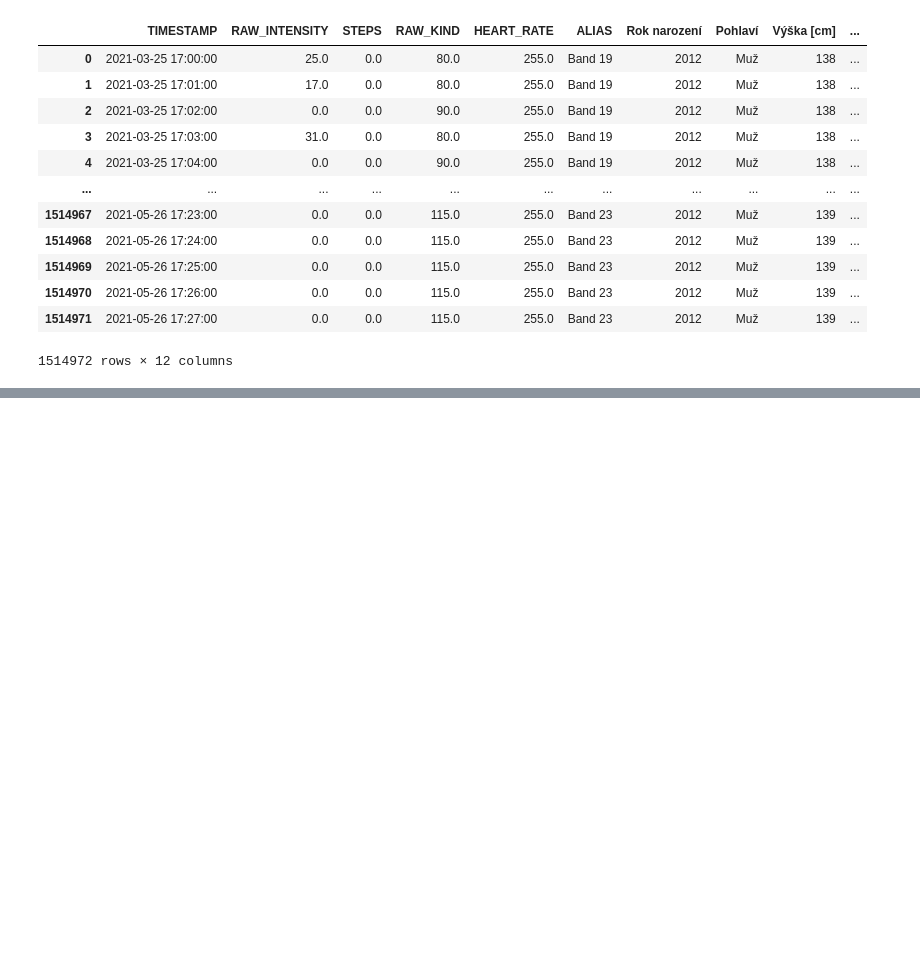
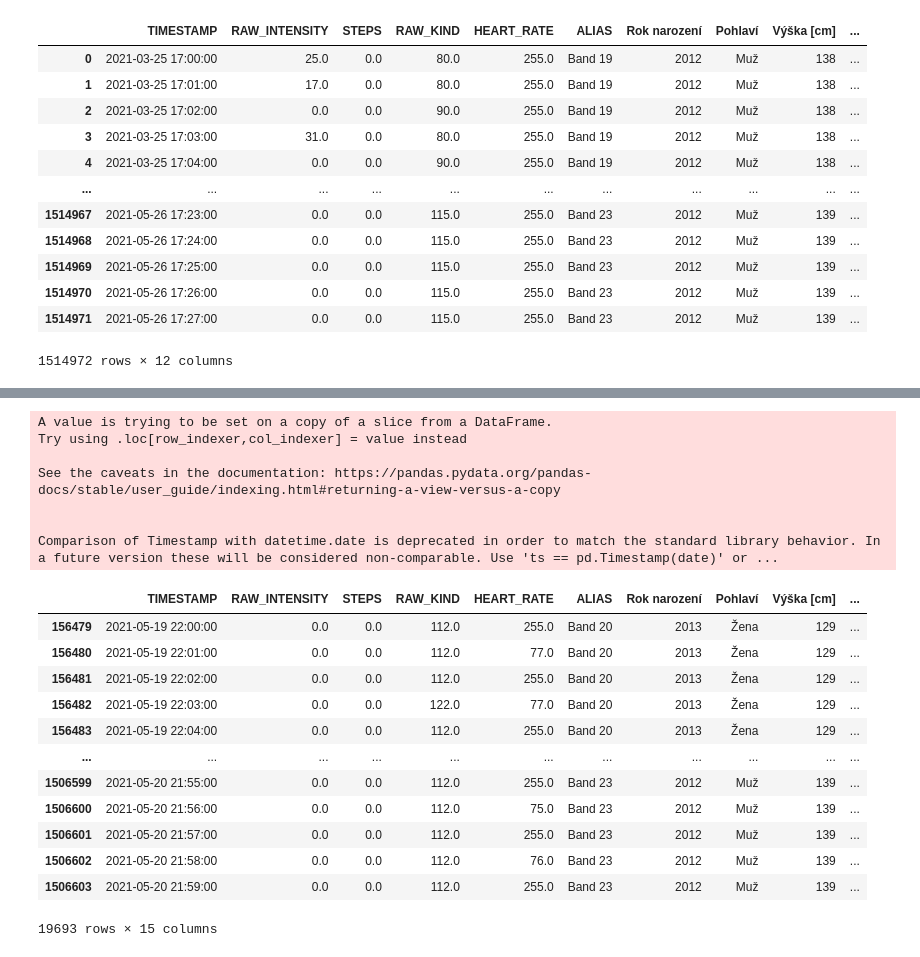
Before and after one commit to edavidk7/WebApp, a Jupyter notebook: band_data.ipynb, the cells around one changed output, grey strips where cells are left out. Saved outputs shown, nothing was run; the diff lists cells and outputs as text; code cells hidden in the pictures; blank space fills up the shorter version.

```diff
--- a/band_data.ipynb
+++ b/band_data.ipynb
@@ -167,0 +209,30 @@ merged_all.to_feather("data/dfs/complete_data.feather")
+# %%
+screen_start = pd.to_datetime("2021-05-20 11:00:00+02:00")
+screen_end = pd.to_datetime("2021-05-20 11:45:00+02:00")
+alias_col = merged_all["DATETIME_CET"]
+#filtering_alias = alias_col.map(lambda x: (x > screening_start_1 and x < screening_end_1) or (
+#    x > screening_start_2 and x < screening_end_2))(
+merged_all["WEEK_DAY"] = merged_all["DATETIME_CET"].dt.day_name()
+thurdsay_df = merged_all.loc[merged_all["DATETIME_CET"].dt.date == pd.to_datetime("2021-05-20")]
+thurdsay_df
+# %% [output]
+A value is trying to be set on a copy of a slice from a DataFrame.
+Try using .loc[row_indexer,col_indexer] = value instead
+
+See the caveats in the documentation: https://pandas.pydata.org/pandas-docs/stable/user_guide/indexing.html#returning-a-view-versus-a-copy
+
+
+Comparison of Timestamp with datetime.date is deprecated in order to match the standard library behavior. In a future version these will be considered non-comparable. Use 'ts == pd.Timestamp(date)' or ...
+|  | TIMESTAMP | RAW_INTENSITY | STEPS | RAW_KIND | HEART_RATE | ALIAS | Rok narození | Pohlaví | Výška [cm] | ... |
+| 156479 | 2021-05-19 22:00:00 | 0.0 | 0.0 | 112.0 | 255.0 | Band 20 | 2013 | Žena | 129 | ... |
+| 156480 | 2021-05-19 22:01:00 | 0.0 | 0.0 | 112.0 | 77.0 | Band 20 | 2013 | Žena | 129 | ... |
+| 156481 | 2021-05-19 22:02:00 | 0.0 | 0.0 | 112.0 | 255.0 | Band 20 | 2013 | Žena | 129 | ... |
+| 156482 | 2021-05-19 22:03:00 | 0.0 | 0.0 | 122.0 | 77.0 | Band 20 | 2013 | Žena | 129 | ... |
+| 156483 | 2021-05-19 22:04:00 | 0.0 | 0.0 | 112.0 | 255.0 | Band 20 | 2013 | Žena | 129 | ... |
+| ... | ... | ... | ... | ... | ... | ... | ... | ... | ... | ... |
+| 1506599 | 2021-05-20 21:55:00 | 0.0 | 0.0 | 112.0 | 255.0 | Band 23 | 2012 | Muž | 139 | ... |
+| 1506600 | 2021-05-20 21:56:00 | 0.0 | 0.0 | 112.0 | 75.0 | Band 23 | 2012 | Muž | 139 | ... |
+| 1506601 | 2021-05-20 21:57:00 | 0.0 | 0.0 | 112.0 | 255.0 | Band 23 | 2012 | Muž | 139 | ... |
+| 1506602 | 2021-05-20 21:58:00 | 0.0 | 0.0 | 112.0 | 76.0 | Band 23 | 2012 | Muž | 139 | ... |
+| 1506603 | 2021-05-20 21:59:00 | 0.0 | 0.0 | 112.0 | 255.0 | Band 23 | 2012 | Muž | 139 | ... |
+19693 rows × 15 columns
```
Also changed, not shown: parts of 9 cells of this notebook, 7 other files.
